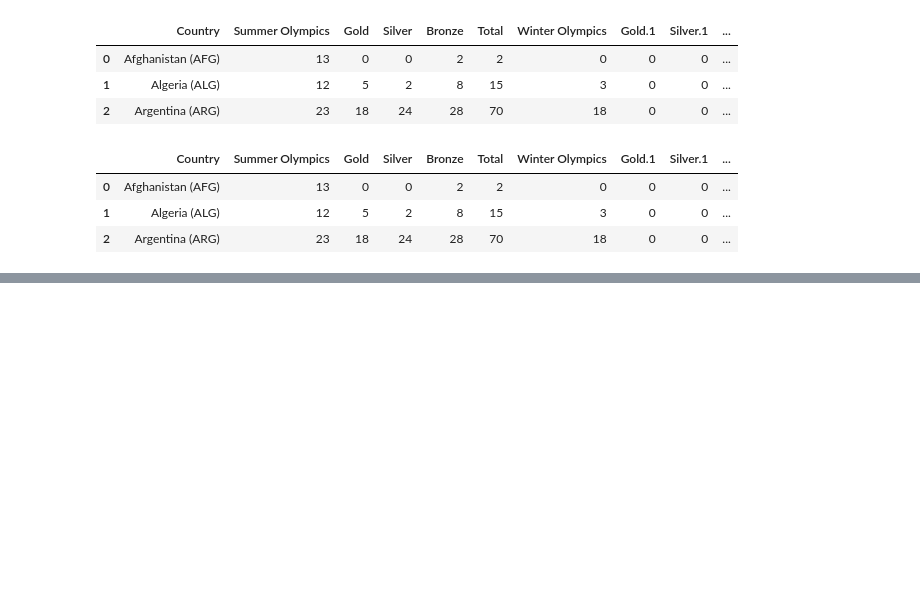
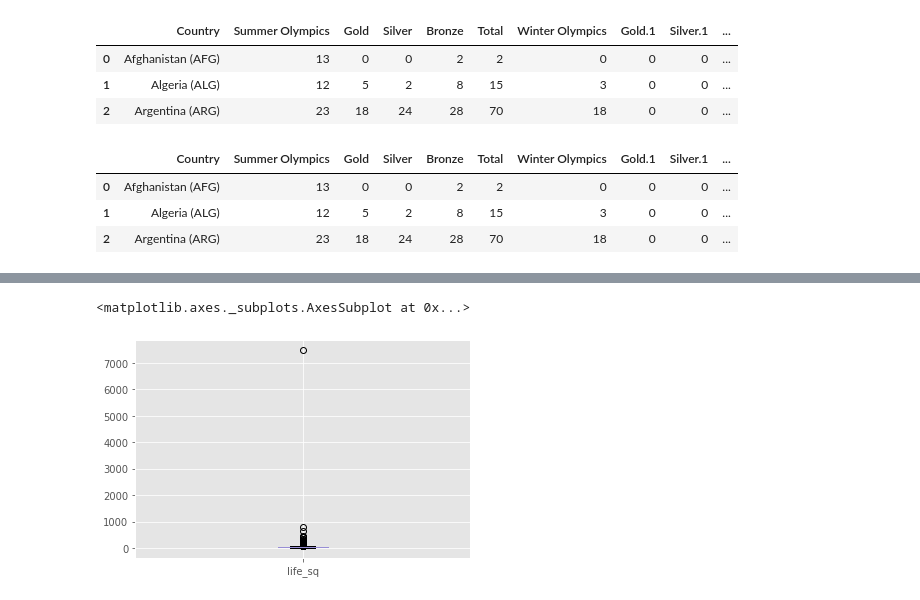
Before and after one commit to MahdiEsrafili/dataCleaning, a Jupyter notebook: DataCleaning.ipynb, the cells around one changed output, grey strips where cells are left out. Cells and saved outputs as stored; diff of their text form; code cells hidden in the pictures; blank space fills up the shorter version.

```diff
--- a/DataCleaning.ipynb
+++ b/DataCleaning.ipynb
@@ -284,0 +517,7 @@ olympics_df.head()
+# %%
+
+# box plot.
+df.boxplot(column=['life_sq'])
+# %% [output]
+<matplotlib.axes._subplots.AxesSubplot at 0x...>
+[figure, added]
```
Also changed, not shown: parts of 29 cells of this notebook, 2 other files.
